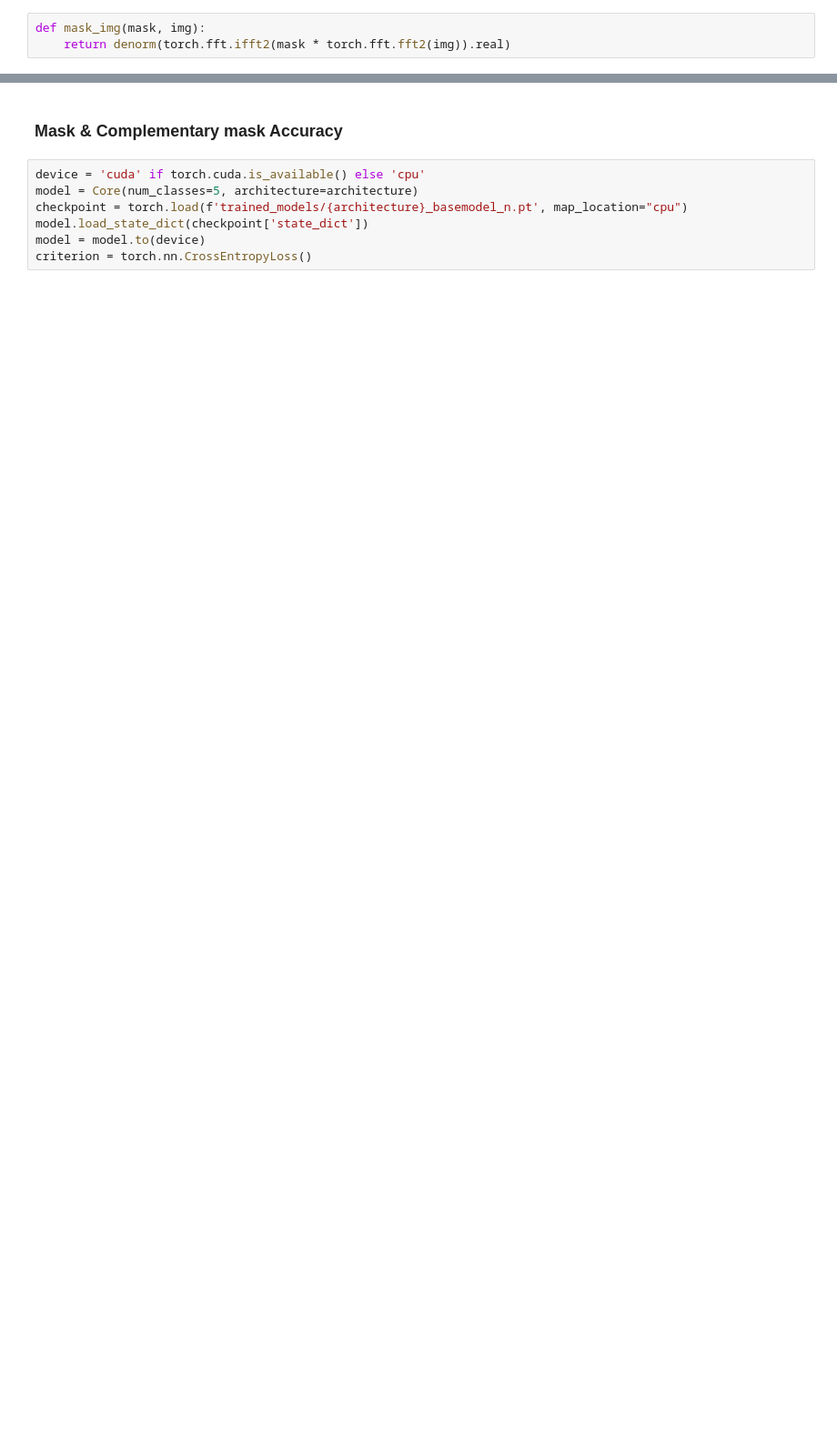
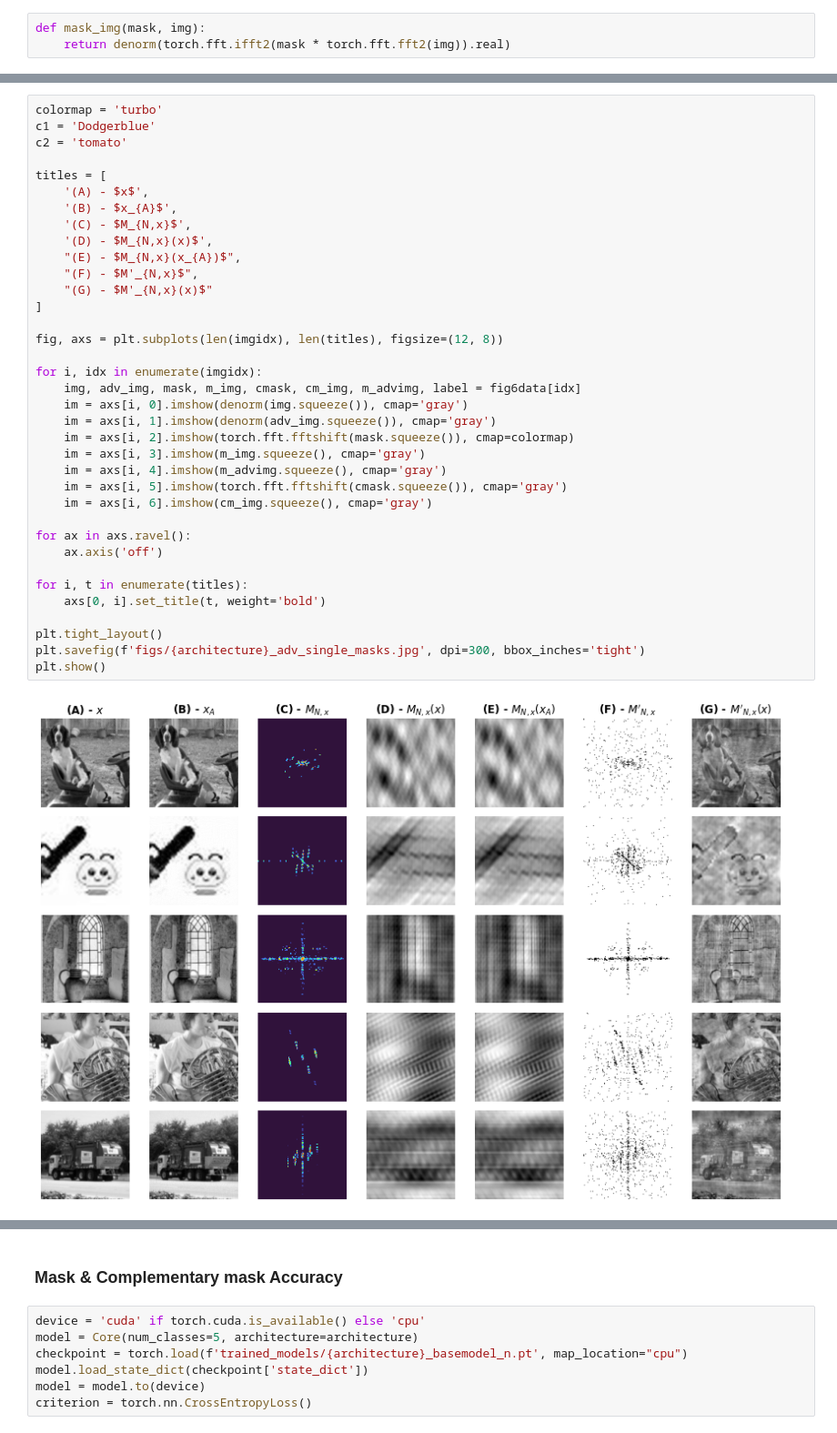
Before and after one commit to nkarantzas/FourierMasks, a Jupyter notebook: 2_SingleImgMaskFigs.ipynb, the cells around one changed output, grey strips where cells are left out. Shown at 91% size. Cells and saved outputs as stored; diff of their text form; blank space fills up the shorter version.

```diff
--- a/2_SingleImgMaskFigs.ipynb
+++ b/2_SingleImgMaskFigs.ipynb
@@ -35 +71,39 @@ dict_keys(['masks', 'adv_trained_masks', 'adv_attacked_masks', 'final_prediction
+# %%
+colormap = 'turbo'
+c1 = 'Dodgerblue'
+c2 = 'tomato'
+
+titles = [
+    '(A) - $x$',
+    '(B) - $x_{A}$',
+    '(C) - $M_{N,x}$',
+    '(D) - $M_{N,x}(x)$',
+    "(E) - $M_{N,x}(x_{A})$",
+    "(F) - $M'_{N,x}$",
+    "(G) - $M'_{N,x}(x)$"
+]
+
+fig, axs = plt.subplots(len(imgidx), len(titles), figsize=(12, 8))
+
+for i, idx in enumerate(imgidx):
+    img, adv_img, mask, m_img, cmask, cm_img, m_advimg, label = fig6data[idx]
+    im = axs[i, 0].imshow(denorm(img.squeeze()), cmap='gray')
+    im = axs[i, 1].imshow(denorm(adv_img.squeeze()), cmap='gray')
+    im = axs[i, 2].imshow(torch.fft.fftshift(mask.squeeze()), cmap=colormap)
+    im = axs[i, 3].imshow(m_img.squeeze(), cmap='gray')
+    im = axs[i, 4].imshow(m_advimg.squeeze(), cmap='gray')
+    im = axs[i, 5].imshow(torch.fft.fftshift(cmask.squeeze()), cmap='gray')
+    im = axs[i, 6].imshow(cm_img.squeeze(), cmap='gray')
+
+for ax in axs.ravel():
+    ax.axis('off')
+
+for i, t in enumerate(titles):
+    axs[0, i].set_title(t, weight='bold')
+
+plt.tight_layout()
+plt.savefig(f'figs/{architecture}_adv_single_masks.jpg', dpi=300, bbox_inches='tight')
+plt.show()
+# %% [output]
+[figure, added]
 # %%
```
Also changed, not shown: parts of 14 cells of this notebook, 2 other files.
